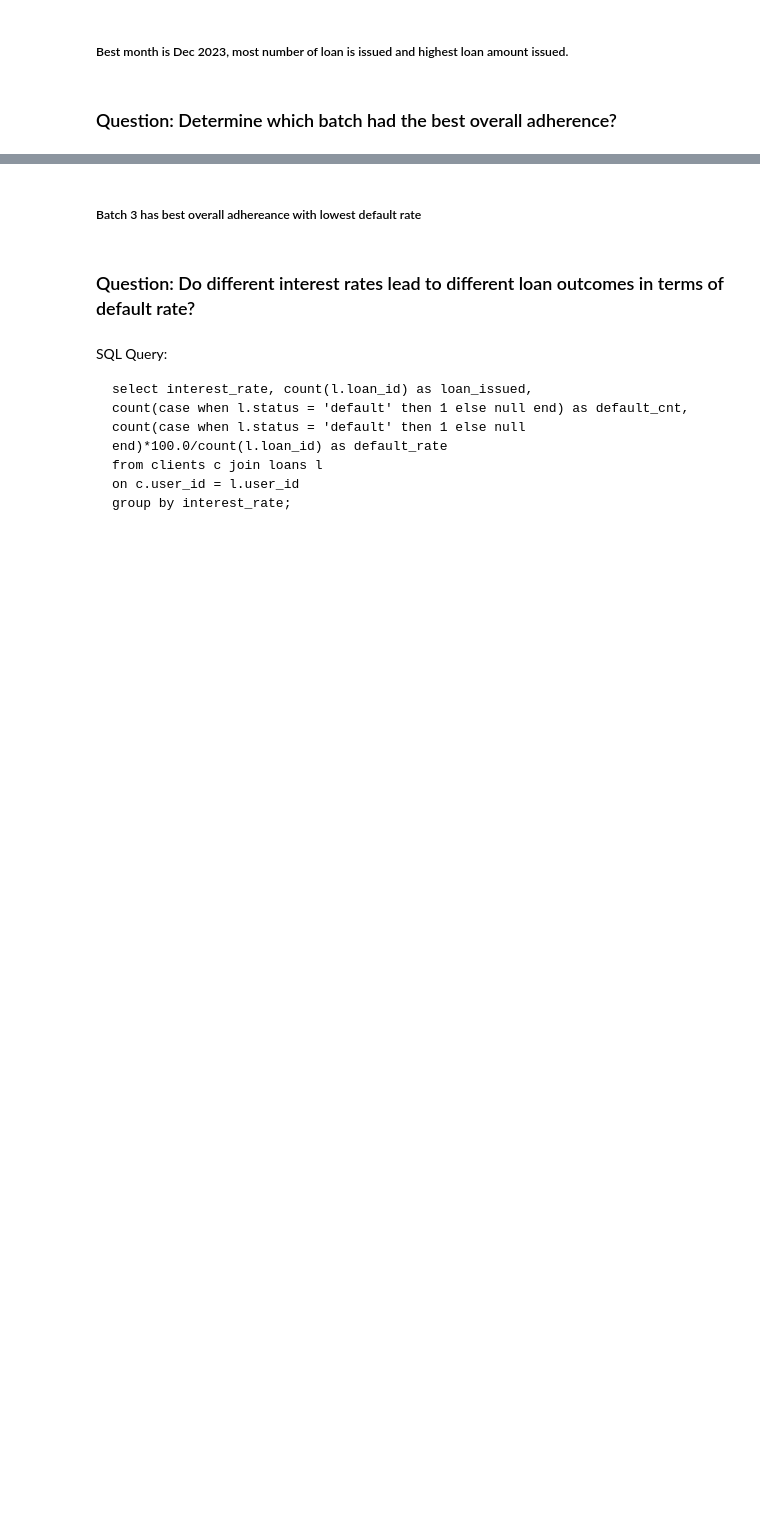
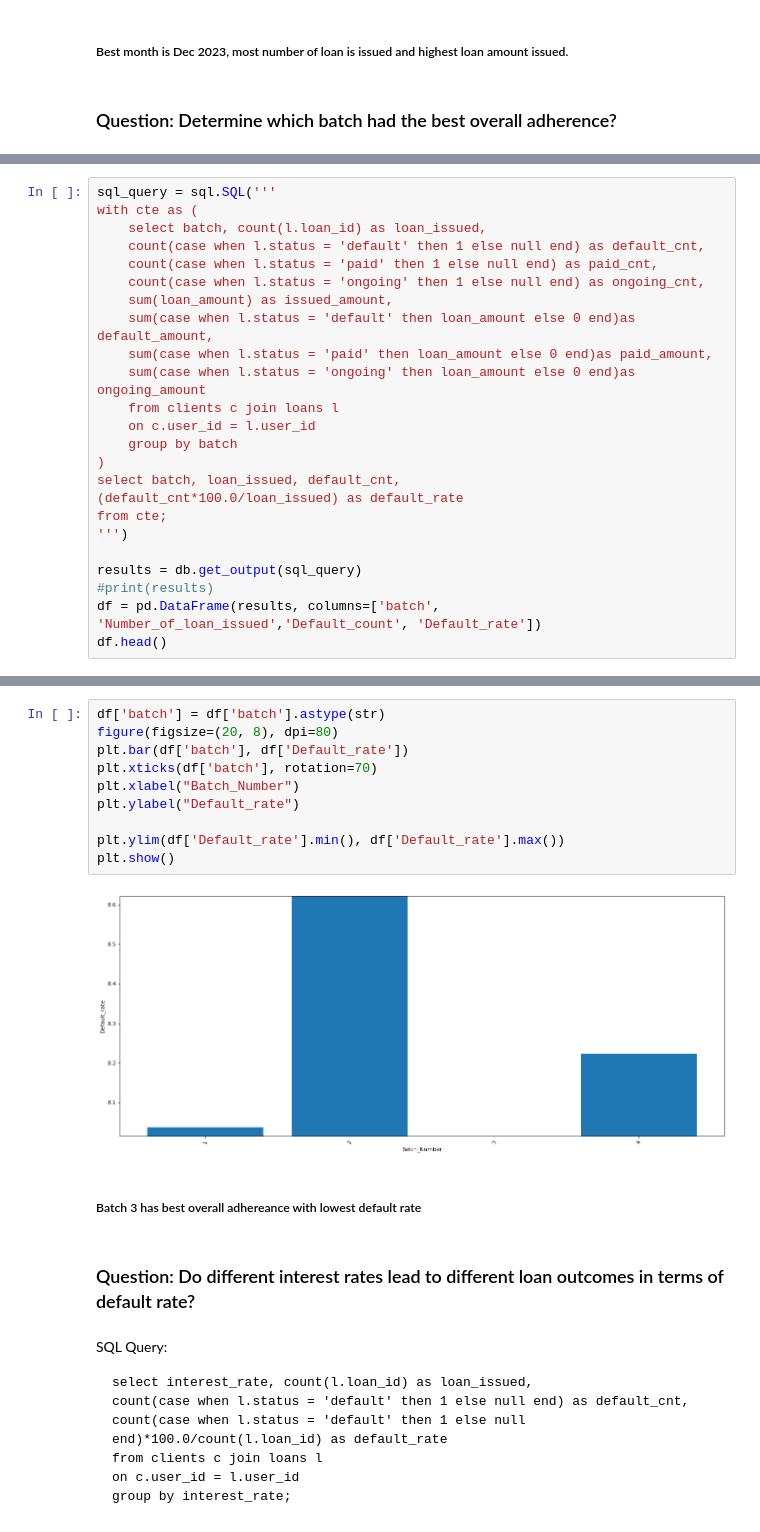
Before and after one commit to hkdhackcode/Lending_dataengineer_solution, a Jupyter notebook: SQL/SQL and Data Viz.ipynb, the cells around one changed output, grey strips where cells are left out. Drawn from its saved outputs; the diff is of its cells as text; blank space fills up the shorter version.

````diff
--- a/SQL/SQL and Data Viz.ipynb
+++ b/SQL/SQL and Data Viz.ipynb
@@ -50,3 +117,27 @@ ongoing_cnt*100.0/loan_issued as ongoing_rate
 from cte;
 
 ```
+# %%
+sql_query = sql.SQL('''
+with cte as (
+    select batch, count(l.loan_id) as loan_issued,
+    count(case when l.status = 'default' then 1 else null end) as default_cnt,
+    count(case when l.status = 'paid' then 1 else null end) as paid_cnt,
+    count(case when l.status = 'ongoing' then 1 else null end) as ongoing_cnt,
+    sum(loan_amount) as issued_amount,
+    sum(case when l.status = 'default' then loan_amount else 0 end)as default_amount,
+    sum(case when l.status = 'paid' then loan_amount else 0 end)as paid_amount,
+    sum(case when l.status = 'ongoing' then loan_amount else 0 end)as ongoing_amount
+    from clients c join loans l
+    on c.user_id = l.user_id
+    group by batch
+)
+select batch, loan_issued, default_cnt,
+(default_cnt*100.0/loan_issued) as default_rate
+from cte;
+''')
+
+results = db.get_output(sql_query)
+#print(results)
+df = pd.DataFrame(results, columns=['batch', 'Number_of_loan_issued','Default_count', 'Default_rate'])
+df.head()
@@ -53,3 +150,15 @@ from cte;
+# %%
+df['batch'] = df['batch'].astype(str)
+figure(figsize=(20, 8), dpi=80)
+plt.bar(df['batch'], df['Default_rate'])
+plt.xticks(df['batch'], rotation=70)
+plt.xlabel("Batch_Number")
+plt.ylabel("Default_rate")
+
+plt.ylim(df['Default_rate'].min(), df['Default_rate'].max())
+plt.show()
+# %% [output]
+[figure, added]
 # %% [markdown]
 ##### Batch 3 has best overall adhereance with lowest default rate
 # %% [markdown]
````
Also changed, not shown: parts of 25 cells of this notebook, 5 other files.
